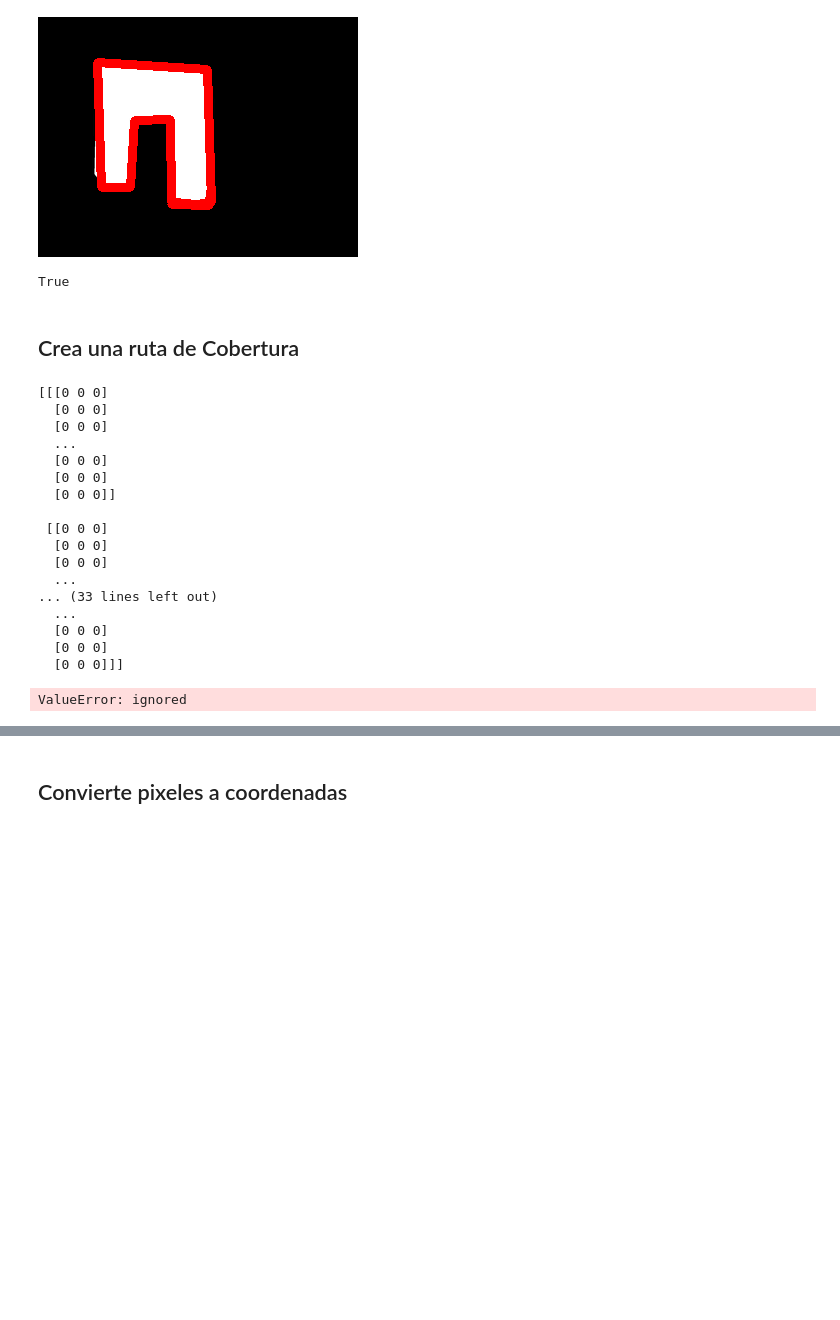
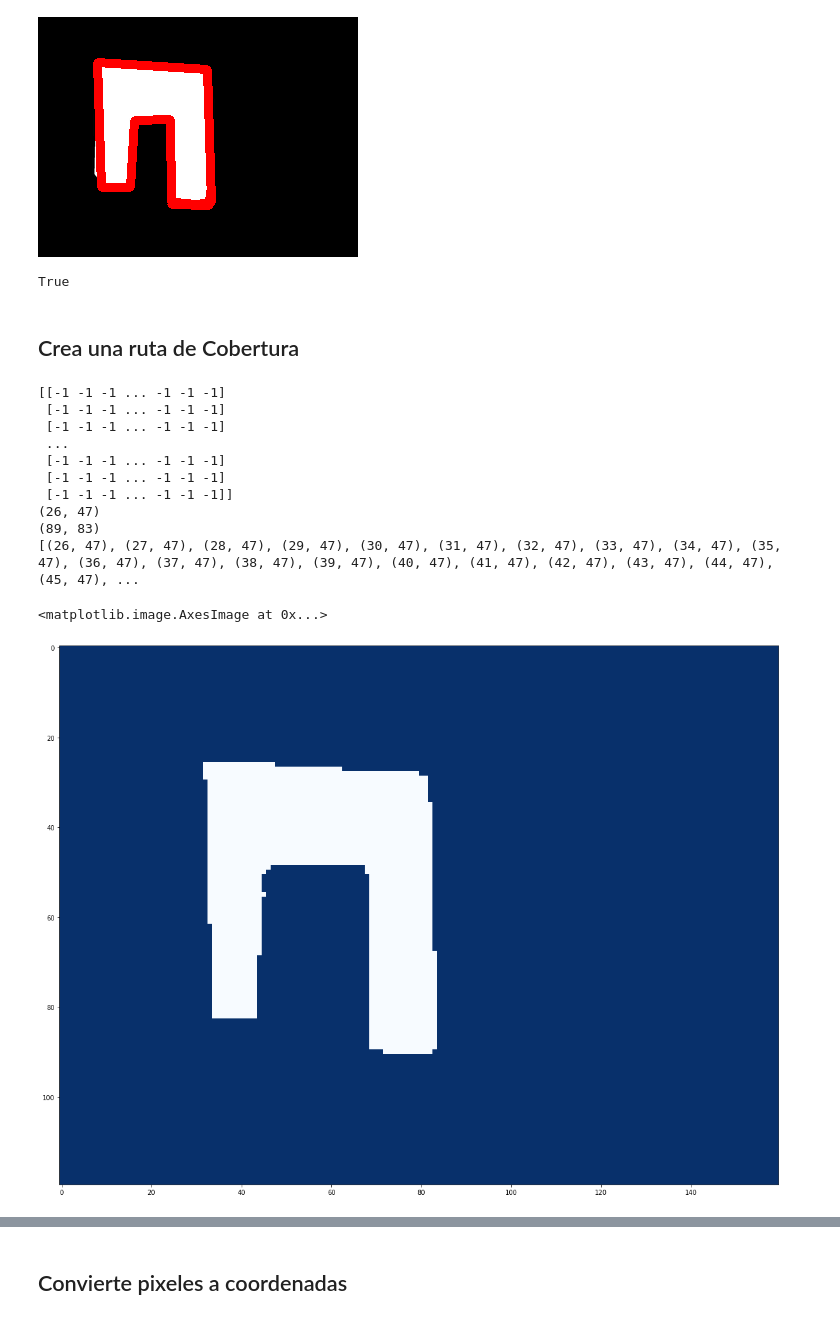
Before and after one commit to andresperez86/vision_cpp, a Jupyter notebook: Conversion_imagen_a_coordenadas.ipynb, the cells around one changed output, grey strips where cells are left out. Drawn from its saved outputs; the diff is of its cells as text; code cells hidden in the pictures; blank space fills up the shorter version.

```diff
--- a/Conversion_imagen_a_coordenadas.ipynb
+++ b/Conversion_imagen_a_coordenadas.ipynb
@@ -110,17 +110,23 @@ from google.colab.patches import cv2_imshow
 cv2_imshow(img)
 # %% [output]
 [figure]
-# %%
-cv2.resize(img,)
-cv2.imwrite('./local/test_maps/img0.png',img)
-# %% [output]
-True
+# %%
+scale_percent=50;
+width =  int ( img.shape[1]*scale_percent/100)
+height =  int ( img.shape[0]*scale_percent/100)
+
+dsize=(width,height)
+
+output=cv2.resize(img,dsize)
+cv2.imwrite('./local/test_maps/img0.png',output)
+# %% [output]
+True
 # %% [markdown]
 ## Crea una ruta de Cobertura
 # %%
-#area_maps = get_all_area_maps("./local/test_maps/")   # all area maps in the folder
-#area_map = area_maps[0]
-area_map = img
+area_maps = get_all_area_maps("./local/test_maps/")   # all area maps in the folder
+area_map = area_maps[0]
+area_map = area_map
 print(area_map)
 
 # ---- Calculate Coverage Path ----
@@ -133,21 +139,18 @@ coverage_path_bcd = bcd(area_map, start_point)      # calculate coverage path us
 print(end_point)
 print(coverage_path_bcd)
 # %% [output]
-[[[0 0 0]
-  [0 0 0]
-  [0 0 0]
-  ...
-  [0 0 0]
-  [0 0 0]
-  [0 0 0]]
-
- [[0 0 0]
-  [0 0 0]
-  [0 0 0]
-  ...
-... (33 lines left out)
-  ...
-  [0 0 0]
-  [0 0 0]
-  [0 0 0]]]
+[[-1 -1 -1 ... -1 -1 -1]
+ [-1 -1 -1 ... -1 -1 -1]
+ [-1 -1 -1 ... -1 -1 -1]
+ ...
+ [-1 -1 -1 ... -1 -1 -1]
+ [-1 -1 -1 ... -1 -1 -1]
+ [-1 -1 -1 ... -1 -1 -1]]
+(26, 47)
+(89, 83)
+[(26, 47), (27, 47), (28, 47), (29, 47), (30, 47), (31, 47), (32, 47), (33, 47), (34, 47), (35, 47), (36, 47), (37, 47), (38, 47), (39, 47), (40, 47), (41, 47), (42, 47), (43, 47), (44, 47), (45, 47), ...
-ValueError: ignored
+# %%
+imshow(area_map, figsize=(20, 20), cmap="Blues_r")
+# %% [output]
+<matplotlib.image.AxesImage at 0x...>
+[figure, added]
```
Also changed, not shown: parts of 4 cells of this notebook.
